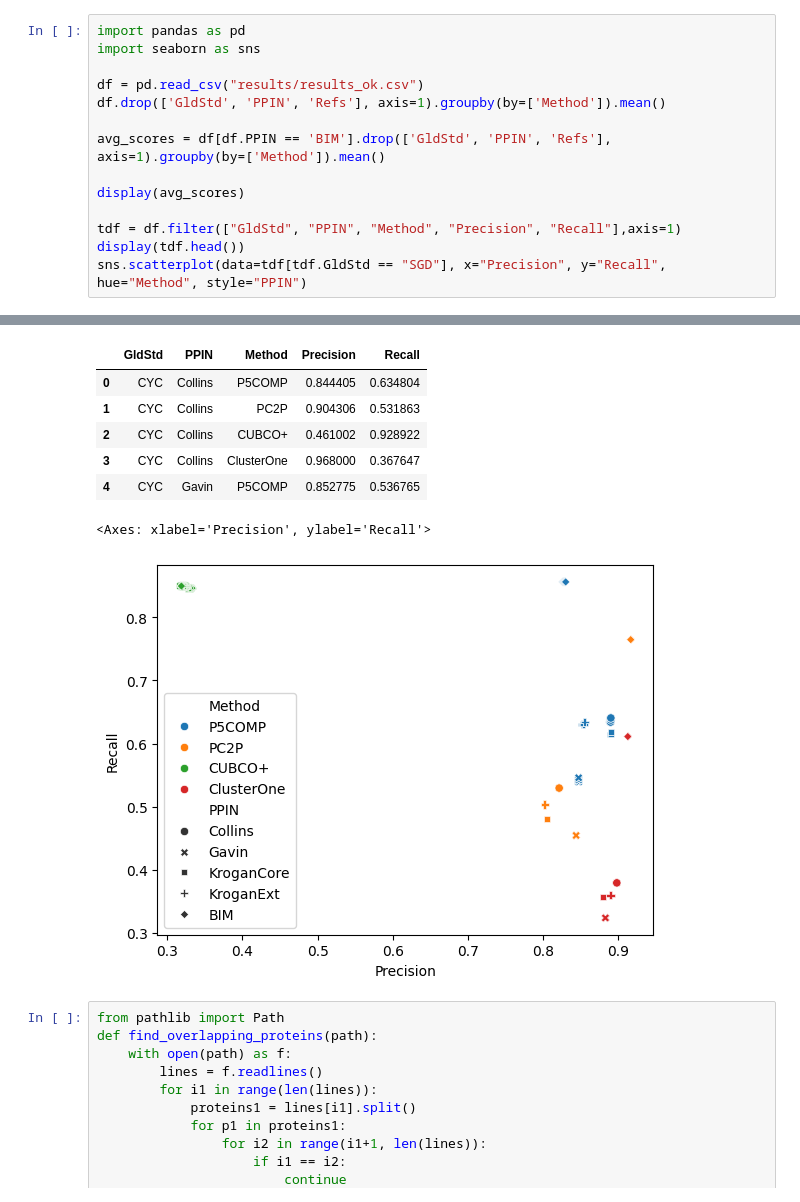
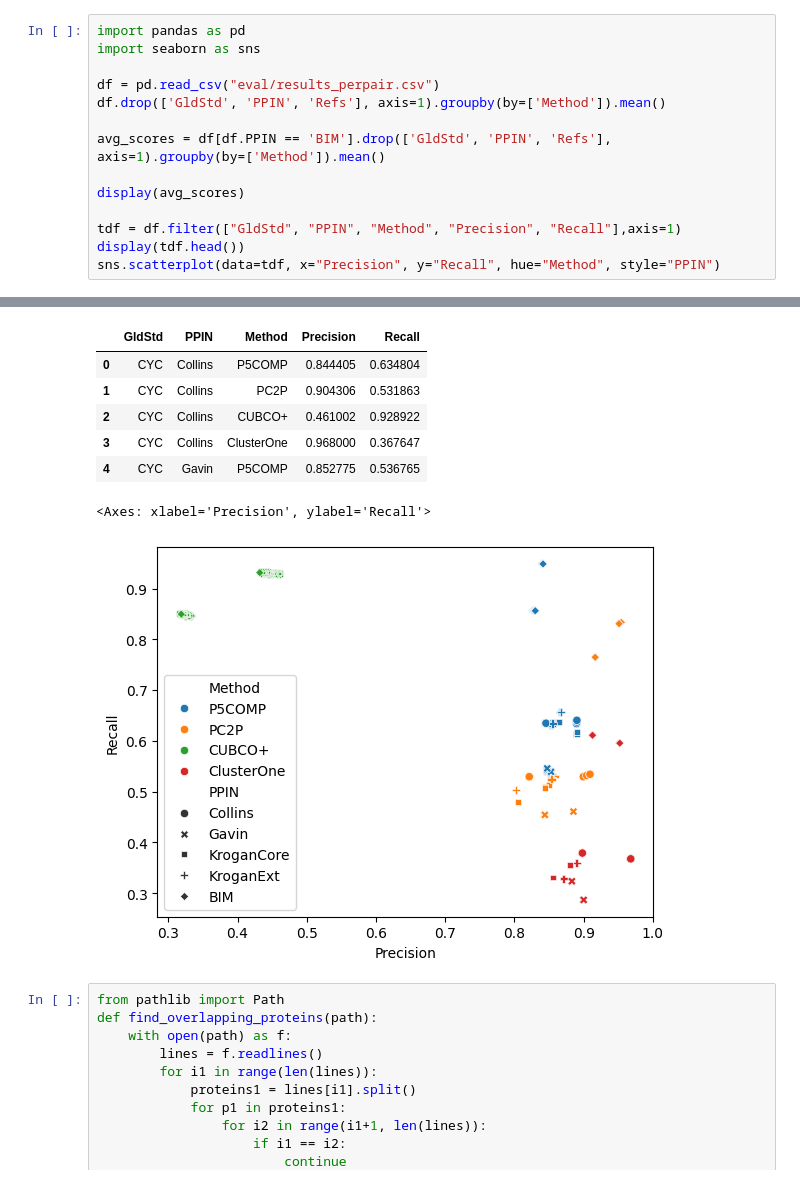
Before and after one commit to YSHebron/scl-bioinfo, a Jupyter notebook: analysis.ipynb, the cells around one changed output, grey strips where cells are left out. Cells and saved outputs as stored; diff of their text form.

```diff
--- a/analysis.ipynb
+++ b/analysis.ipynb
@@ -1,32 +1,32 @@
 # %%
 import pandas as pd
 import seaborn as sns
 
-df = pd.read_csv("results/results_ok.csv")
+df = pd.read_csv("eval/results_perpair.csv")
 df.drop(['GldStd', 'PPIN', 'Refs'], axis=1).groupby(by=['Method']).mean()
 
 avg_scores = df[df.PPIN == 'BIM'].drop(['GldStd', 'PPIN', 'Refs'], axis=1).groupby(by=['Method']).mean()
 
 display(avg_scores)
 
 tdf = df.filter(["GldStd", "PPIN", "Method", "Precision", "Recall"],axis=1)
 display(tdf.head())
-sns.scatterplot(data=tdf[tdf.GldStd == "SGD"], x="Precision", y="Recall", hue="Method", style="PPIN")
+sns.scatterplot(data=tdf, x="Precision", y="Recall", hue="Method", style="PPIN")
 # %% [output]
 |  | Predicts | Precision | Recall | F1-score | F2-score | AUC-PR | MMR | Sensitivity | PPP | Accuracy | ... |
 | Method |  |  |  |  |  |  |  |  |  |  | ... |
 | CUBCO+ | 1679.55 | 0.383829 | 0.889706 | 0.534834 | 0.484942 | 0.440587 | 0.800672 | 0.862978 | 0.608445 | 0.724157 | ... |
 | ClusterOne | 190.50 | 0.932472 | 0.603350 | 0.732444 | 0.427324 | 0.483381 | 0.462726 | 0.826355 | 0.668715 | 0.743347 | ... |
 | P5COMP | 20956.55 | 0.834392 | 0.902369 | 0.866633 | 0.593353 | 0.637345 | 0.856026 | 0.926421 | 0.599025 | 0.744105 | ... |
 | PC2P | 261.50 | 0.934392 | 0.798162 | 0.860808 | 0.545324 | 0.637047 | 0.640324 | 0.893311 | 0.710163 | 0.796441 | ... |
 |  | GldStd | PPIN | Method | Precision | Recall |
 | 0 | CYC | Collins | P5COMP | 0.844405 | 0.634804 |
 | 1 | CYC | Collins | PC2P | 0.904306 | 0.531863 |
 | 2 | CYC | Collins | CUBCO+ | 0.461002 | 0.928922 |
 | 3 | CYC | Collins | ClusterOne | 0.968000 | 0.367647 |
 | 4 | CYC | Gavin | P5COMP | 0.852775 | 0.536765 |
 <Axes: xlabel='Precision', ylabel='Recall'>
-[figure, old version]
+[figure, new version]
 # %%
 from pathlib import Path
 def find_overlapping_proteins(path):
```
Also changed, not shown: 1 other file.
